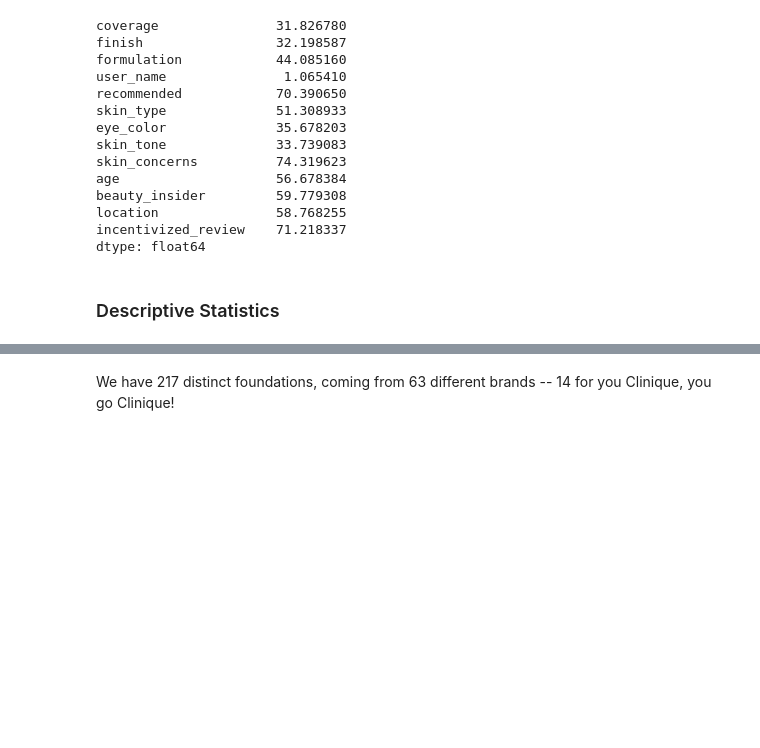
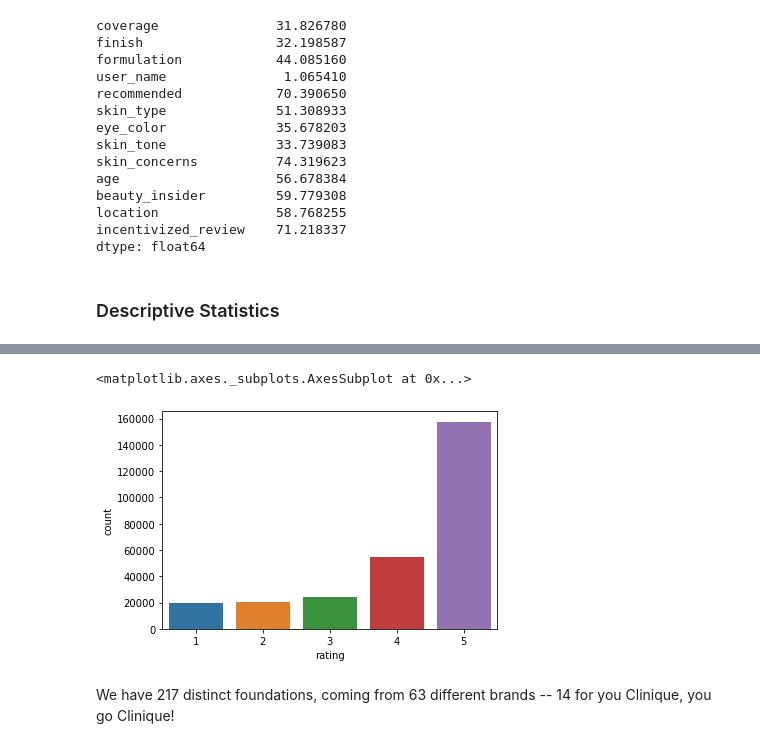
Before and after one commit to stellahkim93/Sephora, a Jupyter notebook: Sephora_Analysis.ipynb, the cells around one changed output, grey strips where cells are left out. Drawn from its saved outputs; the diff is of its cells as text; code cells hidden in the pictures; blank space fills up the shorter version.

```diff
--- a/Sephora_Analysis.ipynb
+++ b/Sephora_Analysis.ipynb
@@ -120,3 +86,8 @@ reviews["rating"].hist()
+# %%
+sns.countplot("rating", data = reviews)
+# %% [output]
+<matplotlib.axes._subplots.AxesSubplot at 0x...>
+[figure, added]
 # %% [markdown]
 We have 217 distinct foundations, coming from 63 different brands -- 14 for you Clinique, you go Clinique!
 # %%
```
Also changed, not shown: parts of 108 cells of this notebook.
